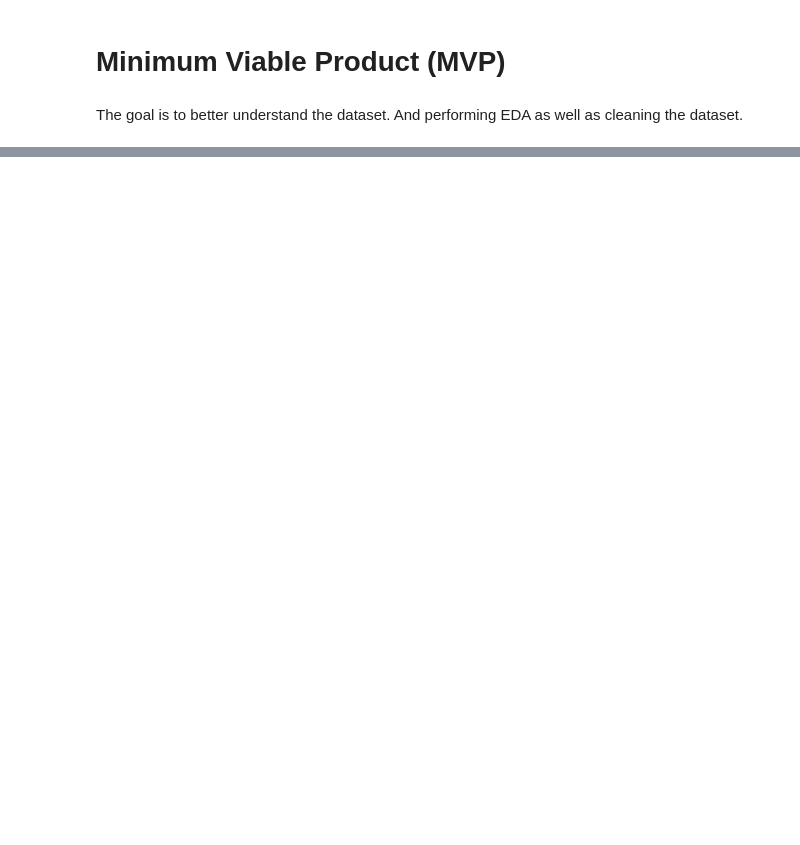
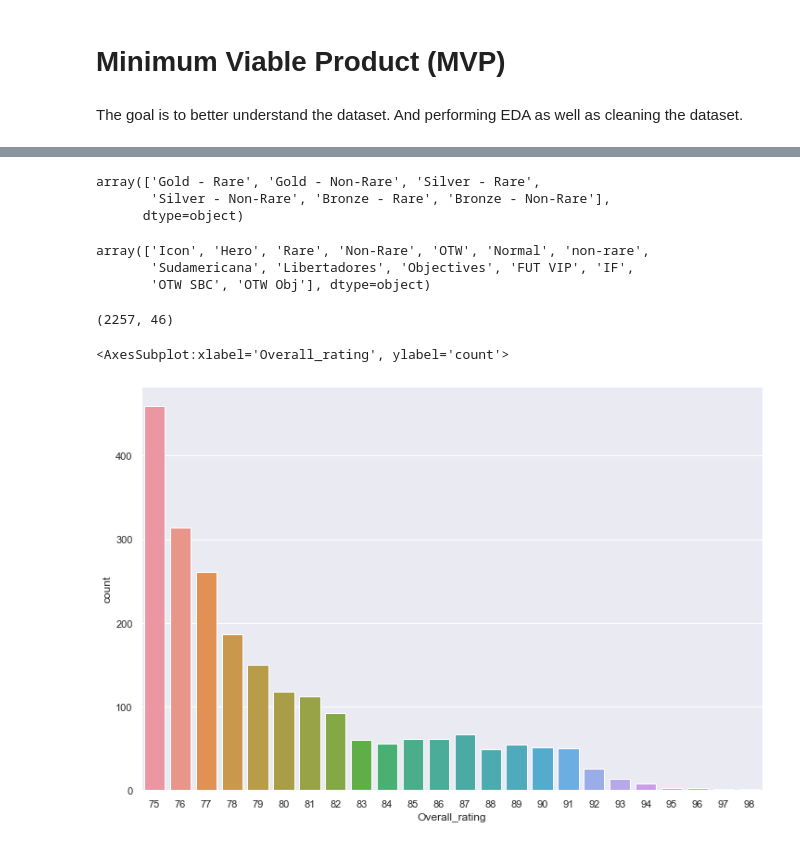
Before and after one commit to AbdulazizBardi/FlightRecommendation, a Jupyter notebook: MVP.ipynb, the cells around one changed output, grey strips where cells are left out. Saved outputs shown, nothing was run; the diff lists cells and outputs as text; code cells hidden in the pictures; blank space fills up the shorter version.

```diff
--- a/MVP.ipynb
+++ b/MVP.ipynb
@@ -71,0 +48,11 @@ sns.countplot(playersOver75['Position'])
+# %%
+players = players.drop(columns=['base_id','resource_id','player_url','fut_card_added_date','club_id',
+       'club_name','league_id','nationality_id','dob','international_reputation','real_face','player_traits',
+       'player_specialities','pace_acceleration','pace_sprint_speed','shooting_positioning','shooting_finishing',
+       'shooting_shot_power','shooting_long_shots','shooting_volleys','shooting_penalties','passing_vision',
+       'passing_crossing','passing_fk_accuracy','passing_short_passing','passing_long_passing','passing_curve',
+       'dribbling_agility','dribbling_balance','dribbling_reactions','dribbling_ball_control', 'dribbling_dribbling',
+       'dribbling_composure','defending_interceptions','defending_heading_accuracy','defending_marking_awareness',
+       'defending_standing_tackle','defending_sliding_tackle','physicality_jumping','physicality_stamina',
+       'physicality_strength','physicality_aggression','player_face_url',
+       'club_logo_url','league_logo_url','nationality_flag_url','fut_card_origin',])
@@ -71,0 +75,4 @@ sns.countplot(playersOver75['Position'])
+# %%
+players = players.rename(columns={"short_name": "Nick_Name", "long_name": "Full_Name", "fut_card_quality": "Card_Quality", "fut_card_revision": "Card_Type", "fut_card_origin": "Card_Origin", "overall": "Overall_Rating"})
+# %%
+players.columns = map(str.capitalize, players.columns)
@@ -71,0 +111,24 @@ sns.countplot(playersOver75['Position'])
+# %%
+players['Card_quality'].unique()
+# %% [output]
+array(['Gold - Rare', 'Gold - Non-Rare', 'Silver - Rare',
+       'Silver - Non-Rare', 'Bronze - Rare', 'Bronze - Non-Rare'],
+      dtype=object)
+# %%
+players['Card_type'].unique()
+# %% [output]
+array(['Icon', 'Hero', 'Rare', 'Non-Rare', 'OTW', 'Normal', 'non-rare',
+       'Sudamericana', 'Libertadores', 'Objectives', 'FUT VIP', 'IF',
+       'OTW SBC', 'OTW Obj'], dtype=object)
+# %%
+playersOver75 = players.loc[players['Overall_rating'] >= 75]
+# %%
+playersOver75.shape
+# %% [output]
+(2257, 46)
+# %%
+sns.set(rc={'figure.figsize':(12,8)})
+sns.countplot(playersOver75['Overall_rating'])
+# %% [output]
+<AxesSubplot:xlabel='Overall_rating', ylabel='count'>
+[figure, added]
```
Also changed, not shown: parts of 22 cells of this notebook.
